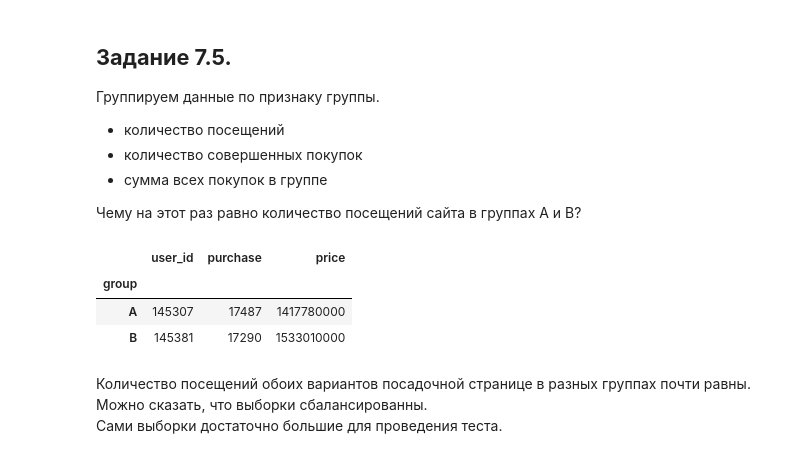
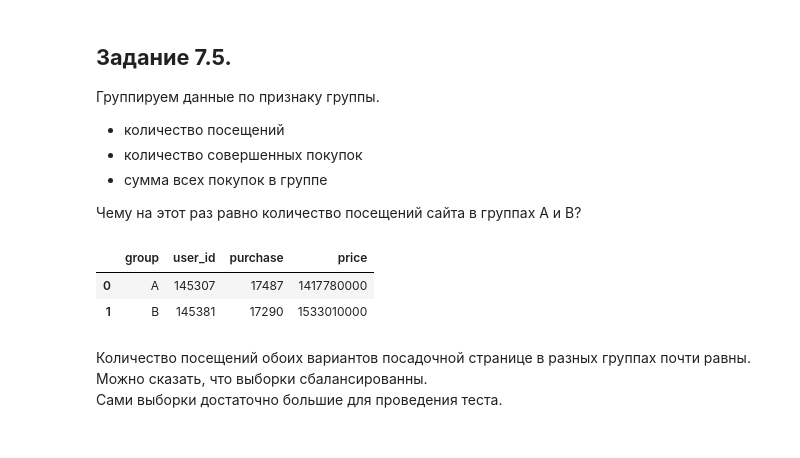
Before and after one commit to PlatArs/Travel_agency_AB-test, a Jupyter notebook: Travel agency AB testing.ipynb, the cells around one changed output. Saved outputs shown, nothing was run; the diff lists cells and outputs as text; code cells hidden in the pictures.

```diff
--- a/Travel agency AB testing.ipynb
+++ b/Travel agency AB testing.ipynb
@@ -134,14 +134,13 @@ data = data[data['user_id'].apply(lambda x: x not in user_intersection)]
 
 Чему на этот раз равно количество посещений сайта в группах А и B?
 # %%
-regroup_data = data.groupby('group')['user_id', 'purchase', 'price'].agg({'user_id':'count', 'purchase':'sum', 'price':'sum'})
+regroup_data = data.groupby('group')['user_id', 'purchase', 'price'].agg({'user_id':'count', 'purchase':'sum', 'price':'sum'}).reset_index()
 regroup_data = regroup_data.rename({'user_id':'count_visits', 'purchase':'count_purchases', 'price':'sum_price'})
 regroup_data
 # %% [output]
-|  | user_id | purchase | price |
-| group |  |  |  |
-| A | 145307 | 17487 | 1417780000 |
-| B | 145381 | 17290 | 1533010000 |
+|  | group | user_id | purchase | price |
+| 0 | A | 145307 | 17487 | 1417780000 |
+| 1 | B | 145381 | 17290 | 1533010000 |
 # %% [markdown]
 Количество посещений обоих вариантов посадочной странице в разных группах почти равны. Можно сказать, что выборки сбалансированны.
 Сами выборки достаточно большие для проведения теста.
```
Also changed, not shown: parts of 8 cells of this notebook.
